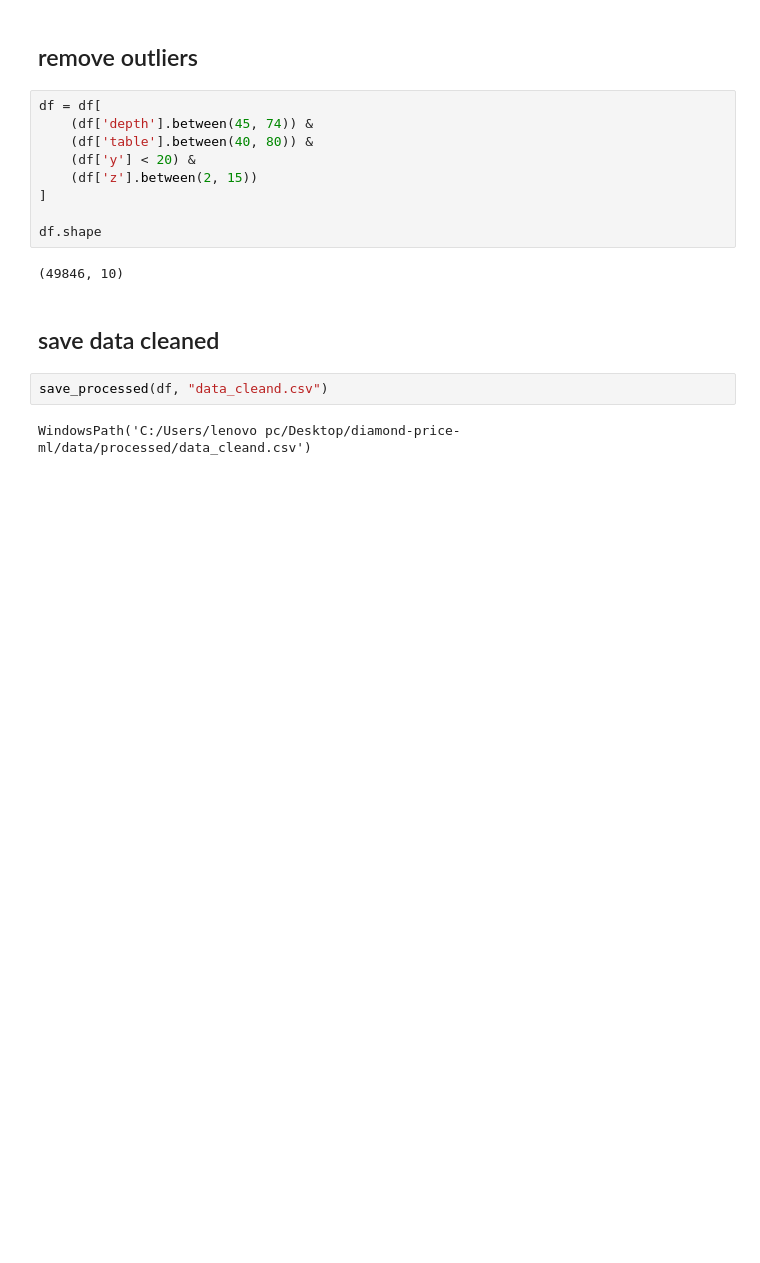
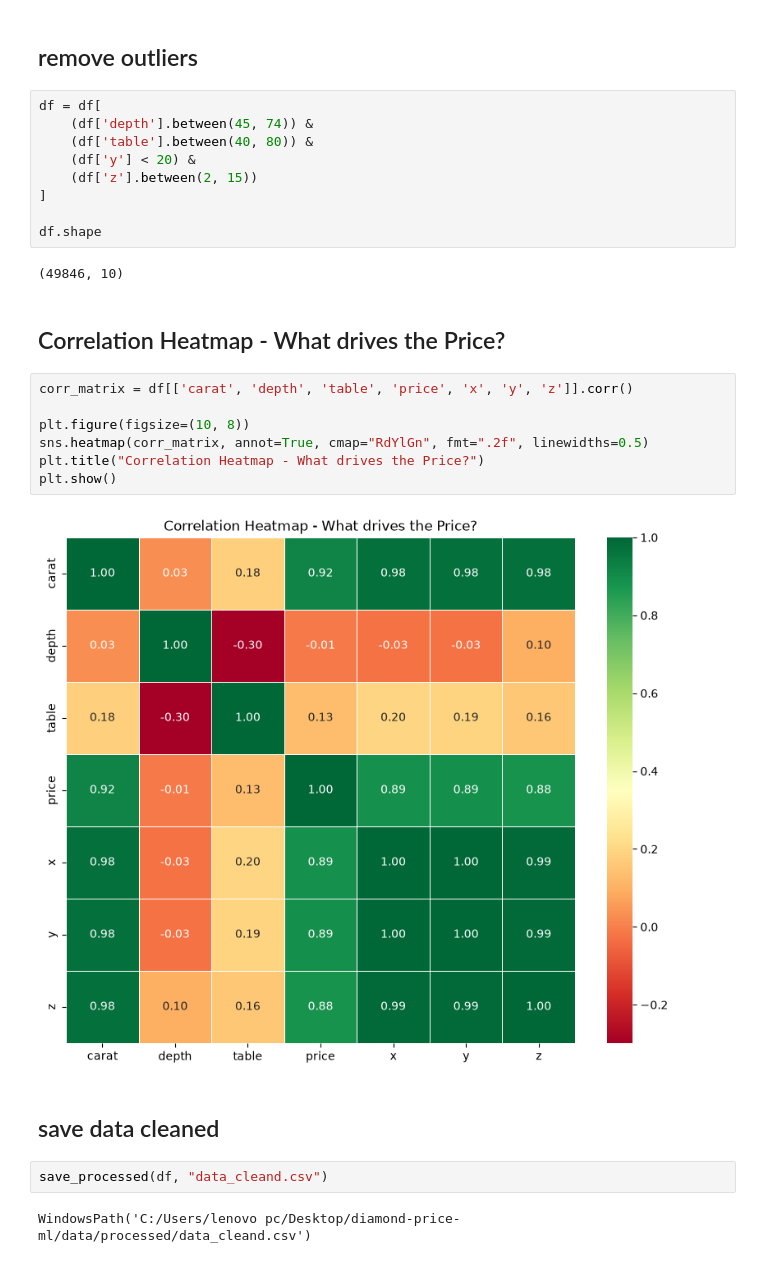
Before and after one commit to oelaimar/diamond-price-ml, a Jupyter notebook: notebook/01_EDA and cleaning.ipynb, the cells around one changed output. Drawn from its saved outputs; the diff is of its cells as text; blank space fills up the shorter version.

```diff
--- a/notebook/01_EDA and cleaning.ipynb
+++ b/notebook/01_EDA and cleaning.ipynb
@@ -289,6 +289,17 @@ df = df[
 df.shape
 # %% [output]
 (49846, 10)
+# %% [markdown]
+## Correlation Heatmap - What drives the Price?
+# %%
+corr_matrix = df[['carat', 'depth', 'table', 'price', 'x', 'y', 'z']].corr()
+
+plt.figure(figsize=(10, 8))
+sns.heatmap(corr_matrix, annot=True, cmap="RdYlGn", fmt=".2f", linewidths=0.5)
+plt.title("Correlation Heatmap - What drives the Price?")
+plt.show()
+# %% [output]
+[figure, added]
 # %% [markdown]
 ## save data cleaned
 # %%
```
Also changed, not shown: 1 other file.
